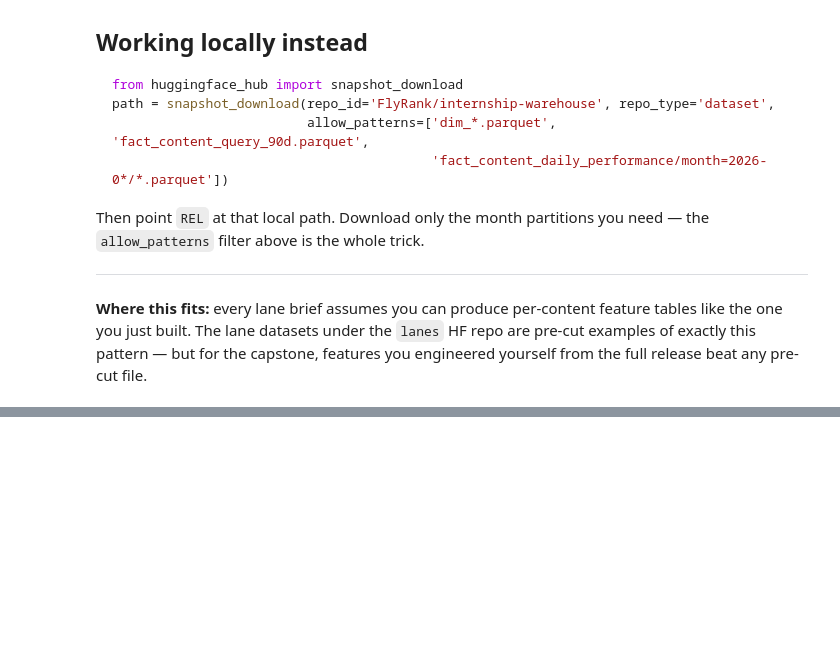
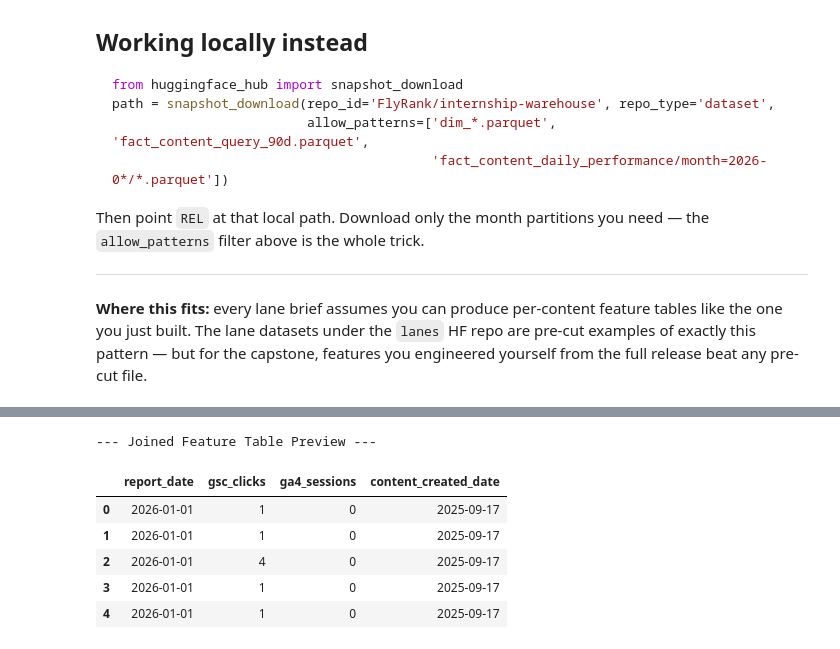
Before and after one commit to abramhany/flyrank-ml-internship-assignments, a Jupyter notebook: notebooks/03_working_with_the_full_release.ipynb, the cells around one changed output, grey strips where cells are left out. Saved outputs shown, nothing was run; the diff lists cells and outputs as text; code cells hidden in the pictures; blank space fills up the shorter version.

```diff
--- a/notebooks/03_working_with_the_full_release.ipynb
+++ b/notebooks/03_working_with_the_full_release.ipynb
@@ -220,0 +289,26 @@ release beat any pre-cut file.
+# %%
+# 4. The real magic: Joining the facts and dimensions together to create ML features
+query_join = f"""
+    SELECT
+        f.report_date,
+        f.gsc_clicks,
+        f.ga4_sessions,
+        c.content_created_date
+    FROM read_parquet('{path}/fact_content_daily_performance/**/*.parquet') AS f
+    JOIN read_parquet('{path}/dim_content.parquet') AS c
+      ON f.content_hash_id = c.content_hash_id
+    WHERE f.gsc_clicks > 0
+    LIMIT 5
+"""
+print("\n--- Joined Feature Table Preview ---")
+# Save the final result as a pandas dataframe to use with Scikit-Learn
+my_ml_data = con.execute(query_join).df()
+display(my_ml_data)
+# %% [output]
+--- Joined Feature Table Preview ---
+|  | report_date | gsc_clicks | ga4_sessions | content_created_date |
+| 0 | 2026-01-01 | 1 | 0 | 2025-09-17 |
+| 1 | 2026-01-01 | 1 | 0 | 2025-09-17 |
+| 2 | 2026-01-01 | 4 | 0 | 2025-09-17 |
+| 3 | 2026-01-01 | 1 | 0 | 2025-09-17 |
+| 4 | 2026-01-01 | 1 | 0 | 2025-09-17 |
```
Also changed, not shown: parts of 5 cells of this notebook.
